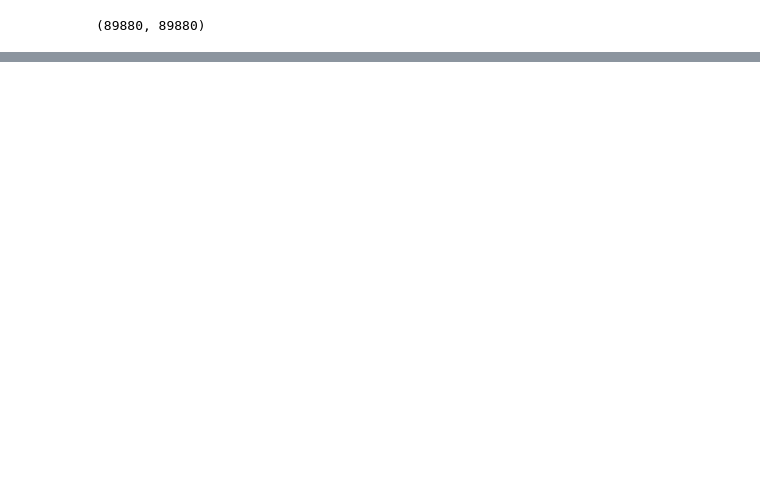
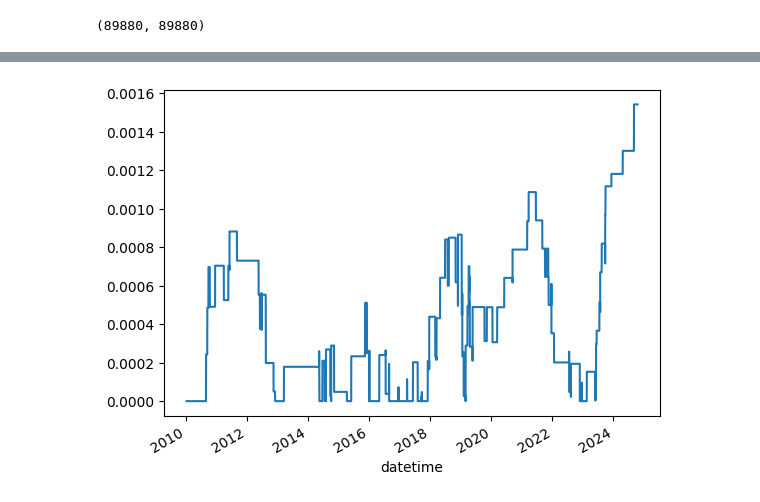
Before and after one commit to themahani/AlgoPy, a Jupyter notebook: head_and_shoulders.ipynb, the cells around one changed output, grey strips where cells are left out. Saved outputs shown, nothing was run; the diff lists cells and outputs as text; code cells hidden in the pictures; blank space fills up the shorter version.

```diff
--- a/head_and_shoulders.ipynb
+++ b/head_and_shoulders.ipynb
@@ -287,3 +287,8 @@ results['_equity_curve'].plot(y='Equity')
+# %%
+results['_equity_curve']['DrawdownPct'].plot()
+plt.show()
+# %% [output]
+[figure, added]
 # %%
 params = {'sl_points': 50,
           'rrr': 2.0}
```
Also changed, not shown: parts of 5 cells of this notebook.
